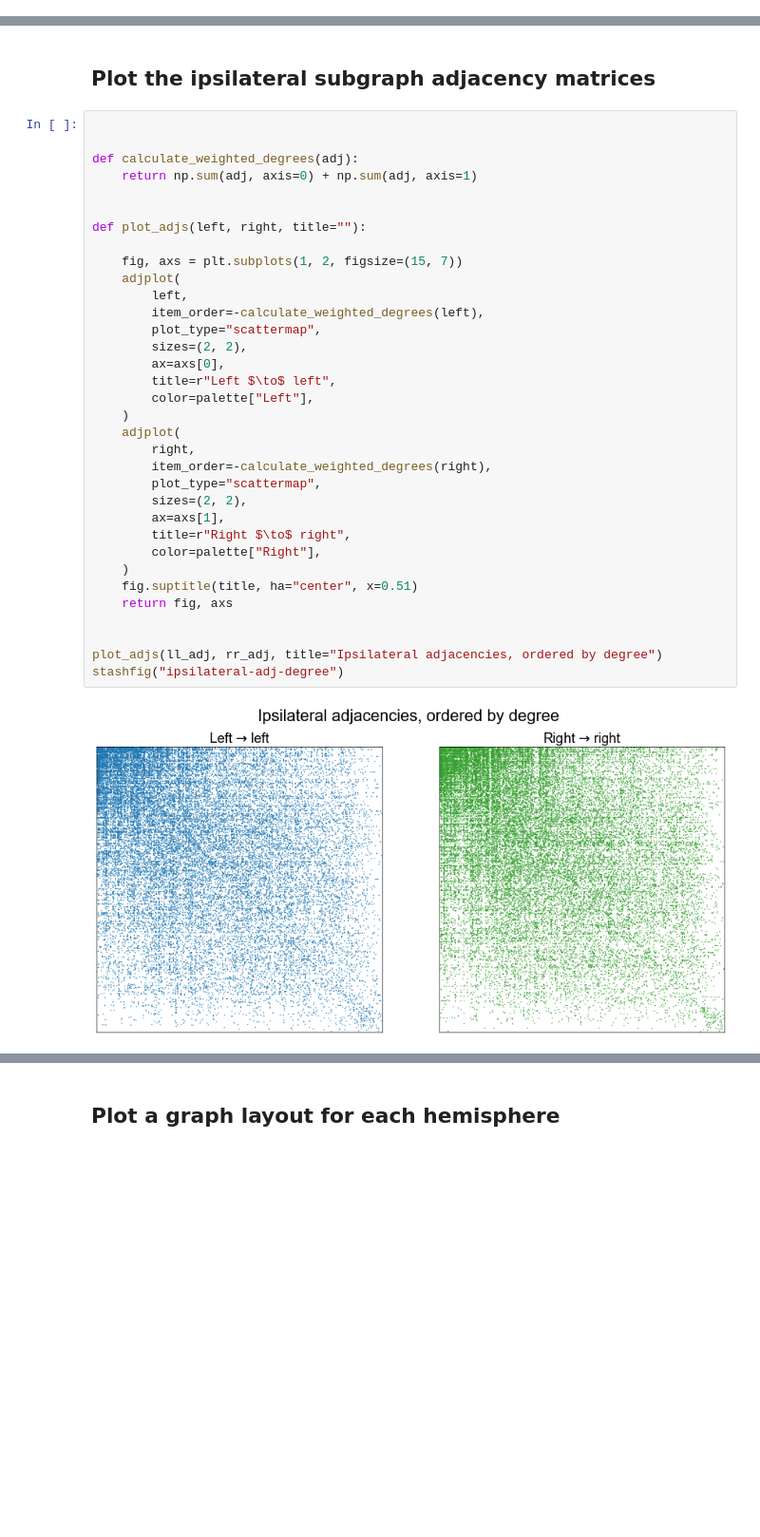
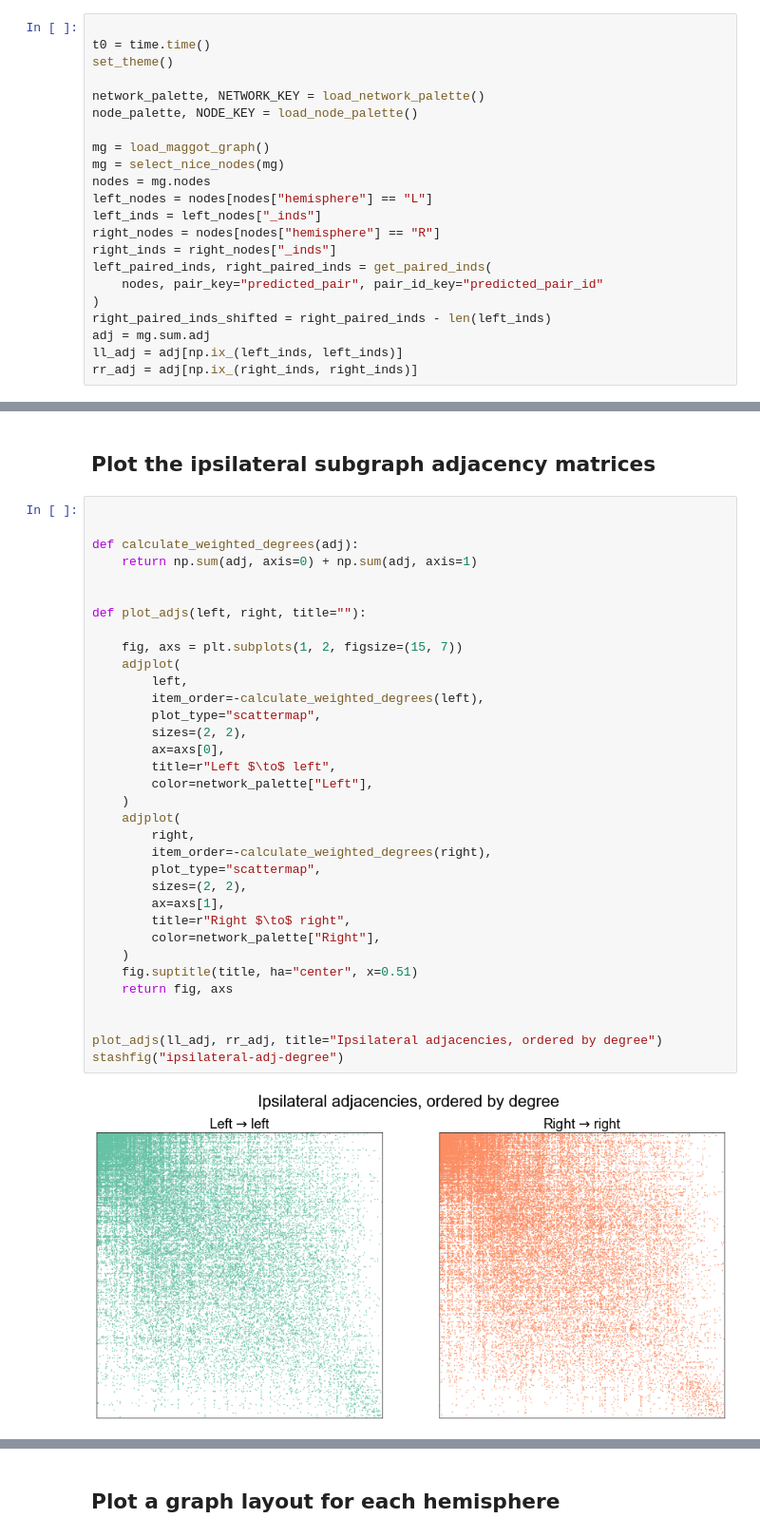
Before and after one commit to neurodata/maggot_connectome, a Jupyter notebook: _sources/look_at_it.ipynb, the cells around one changed output, grey strips where cells are left out. Shown at 95% size. Drawn from its saved outputs; the diff is of its cells as text; blank space fills up the shorter version.

```diff
--- a/_sources/look_at_it.ipynb
+++ b/_sources/look_at_it.ipynb
@@ -76,0 +54,22 @@ right_nodes = right_nodes.iloc[lcc_inds]
+# %%
+
+t0 = time.time()
+set_theme()
+
+network_palette, NETWORK_KEY = load_network_palette()
+node_palette, NODE_KEY = load_node_palette()
+
+mg = load_maggot_graph()
+mg = select_nice_nodes(mg)
+nodes = mg.nodes
+left_nodes = nodes[nodes["hemisphere"] == "L"]
+left_inds = left_nodes["_inds"]
+right_nodes = nodes[nodes["hemisphere"] == "R"]
+right_inds = right_nodes["_inds"]
+left_paired_inds, right_paired_inds = get_paired_inds(
+    nodes, pair_key="predicted_pair", pair_id_key="predicted_pair_id"
+)
+right_paired_inds_shifted = right_paired_inds - len(left_inds)
+adj = mg.sum.adj
+ll_adj = adj[np.ix_(left_inds, left_inds)]
+rr_adj = adj[np.ix_(right_inds, right_inds)]
@@ -82,34 +85,34 @@ right_nodes = right_nodes.iloc[lcc_inds]
 def calculate_weighted_degrees(adj):
     return np.sum(adj, axis=0) + np.sum(adj, axis=1)
 
 
 def plot_adjs(left, right, title=""):
 
     fig, axs = plt.subplots(1, 2, figsize=(15, 7))
     adjplot(
         left,
         item_order=-calculate_weighted_degrees(left),
         plot_type="scattermap",
         sizes=(2, 2),
         ax=axs[0],
         title=r"Left $\to$ left",
-        color=palette["Left"],
+        color=network_palette["Left"],
     )
     adjplot(
         right,
         item_order=-calculate_weighted_degrees(right),
         plot_type="scattermap",
         sizes=(2, 2),
         ax=axs[1],
         title=r"Right $\to$ right",
-        color=palette["Right"],
+        color=network_palette["Right"],
     )
     fig.suptitle(title, ha="center", x=0.51)
     return fig, axs
 
 
 plot_adjs(ll_adj, rr_adj, title="Ipsilateral adjacencies, ordered by degree")
 stashfig("ipsilateral-adj-degree")
 # %% [output]
-[figure, old version]
+[figure, new version]
 # %%
```
Also changed, not shown: parts of 9 cells of this notebook, 29 other files.
